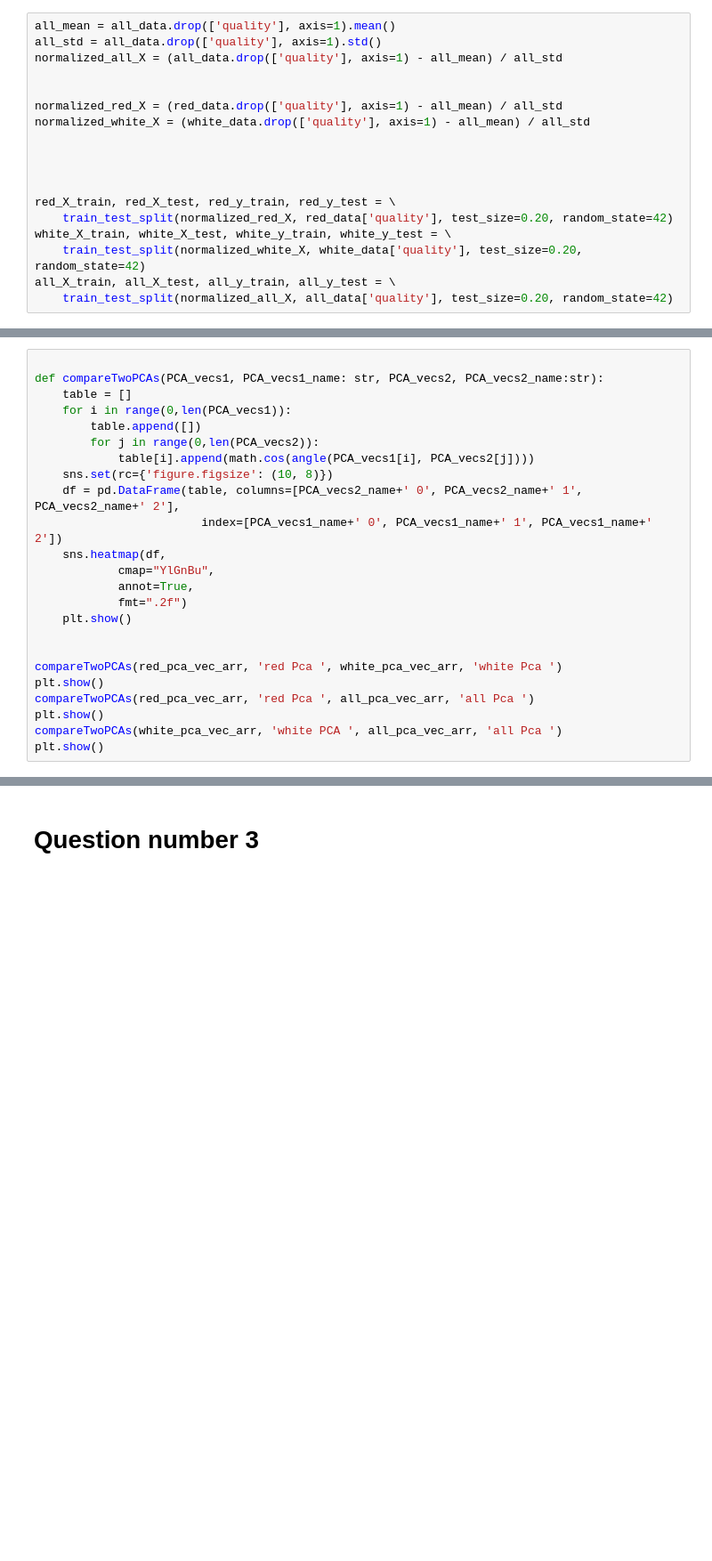
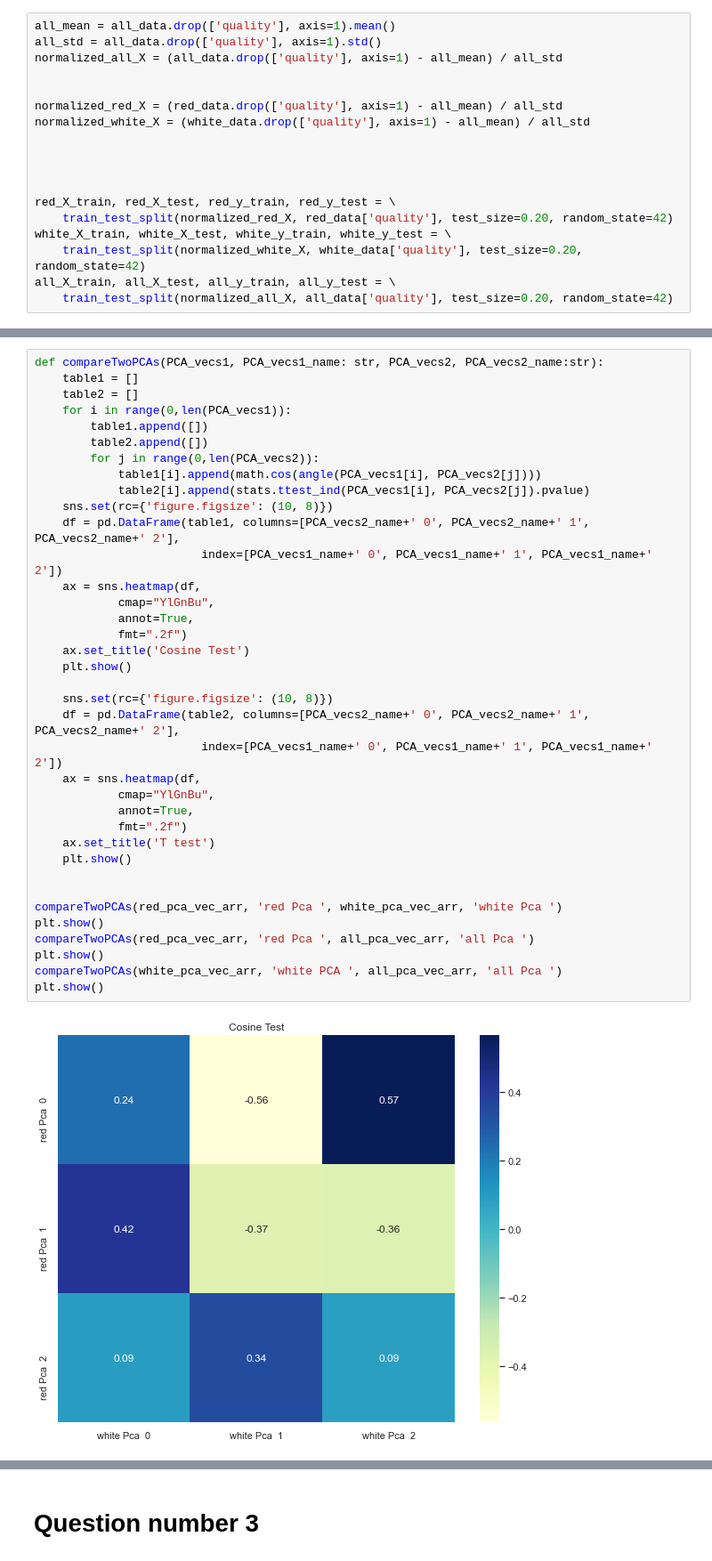
Before and after one commit to netanelGinish/AI_Introduction, a Jupyter notebook: Main Notebook - Final Version.ipynb, the cells around one changed output, grey strips where cells are left out. Shown at 89% size. Cells and saved outputs as stored; diff of their text form; blank space fills up the shorter version.

```diff
--- a/Main Notebook - Final Version.ipynb
+++ b/Main Notebook - Final Version.ipynb
@@ -873,24 +805,39 @@ all_pca_vec_arr = [np.array(all_pca.components_[0]), np.array(all_pca.components
 # %%
-
 def compareTwoPCAs(PCA_vecs1, PCA_vecs1_name: str, PCA_vecs2, PCA_vecs2_name:str):
-    table = []
+    table1 = []
+    table2 = []
     for i in range(0,len(PCA_vecs1)):
-        table.append([])
+        table1.append([])
+        table2.append([])
         for j in range(0,len(PCA_vecs2)):
-            table[i].append(math.cos(angle(PCA_vecs1[i], PCA_vecs2[j])))
+            table1[i].append(math.cos(angle(PCA_vecs1[i], PCA_vecs2[j])))
+            table2[i].append(stats.ttest_ind(PCA_vecs1[i], PCA_vecs2[j]).pvalue)
     sns.set(rc={'figure.figsize': (10, 8)})
-    df = pd.DataFrame(table, columns=[PCA_vecs2_name+' 0', PCA_vecs2_name+' 1', PCA_vecs2_name+' 2'],
+    df = pd.DataFrame(table1, columns=[PCA_vecs2_name+' 0', PCA_vecs2_name+' 1', PCA_vecs2_name+' 2'],
                         index=[PCA_vecs1_name+' 0', PCA_vecs1_name+' 1', PCA_vecs1_name+' 2'])
-    sns.heatmap(df,
+    ax = sns.heatmap(df,
             cmap="YlGnBu",
             annot=True,
             fmt=".2f")
+    ax.set_title('Cosine Test')
+    plt.show()
+
+    sns.set(rc={'figure.figsize': (10, 8)})
+    df = pd.DataFrame(table2, columns=[PCA_vecs2_name+' 0', PCA_vecs2_name+' 1', PCA_vecs2_name+' 2'],
+                        index=[PCA_vecs1_name+' 0', PCA_vecs1_name+' 1', PCA_vecs1_name+' 2'])
+    ax = sns.heatmap(df,
+            cmap="YlGnBu",
+            annot=True,
+            fmt=".2f")
+    ax.set_title('T test')
     plt.show()
 
 
 compareTwoPCAs(red_pca_vec_arr, 'red Pca ', white_pca_vec_arr, 'white Pca ')
 plt.show()
 compareTwoPCAs(red_pca_vec_arr, 'red Pca ', all_pca_vec_arr, 'all Pca ')
 plt.show()
 compareTwoPCAs(white_pca_vec_arr, 'white PCA ', all_pca_vec_arr, 'all Pca ')
 plt.show()
+# %% [output]
+[figure, added]
```
Also changed, not shown: parts of 47 cells of this notebook.
